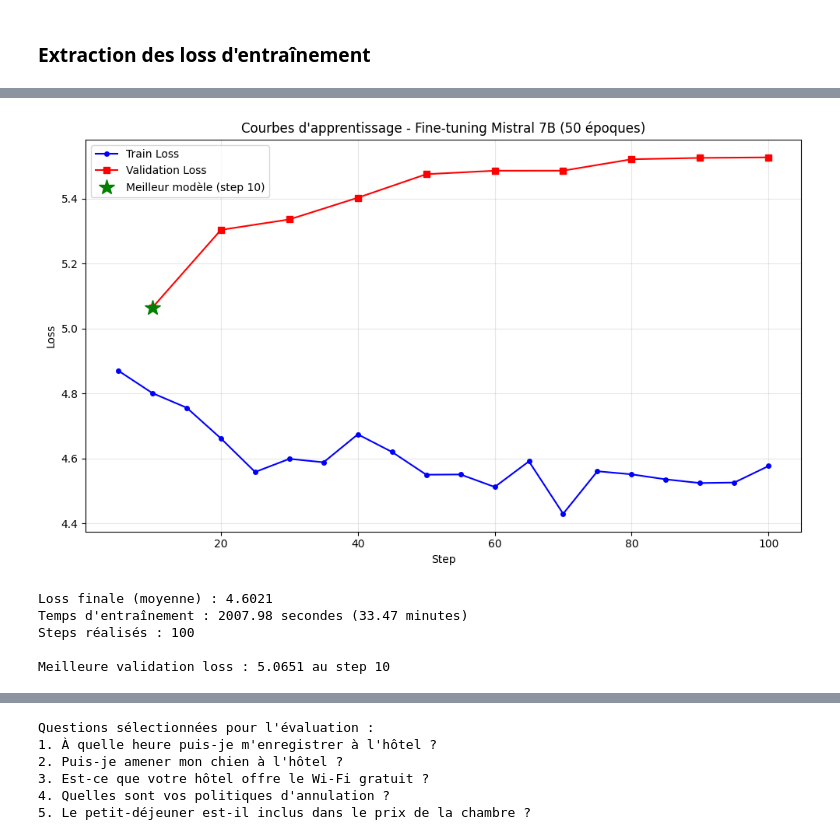
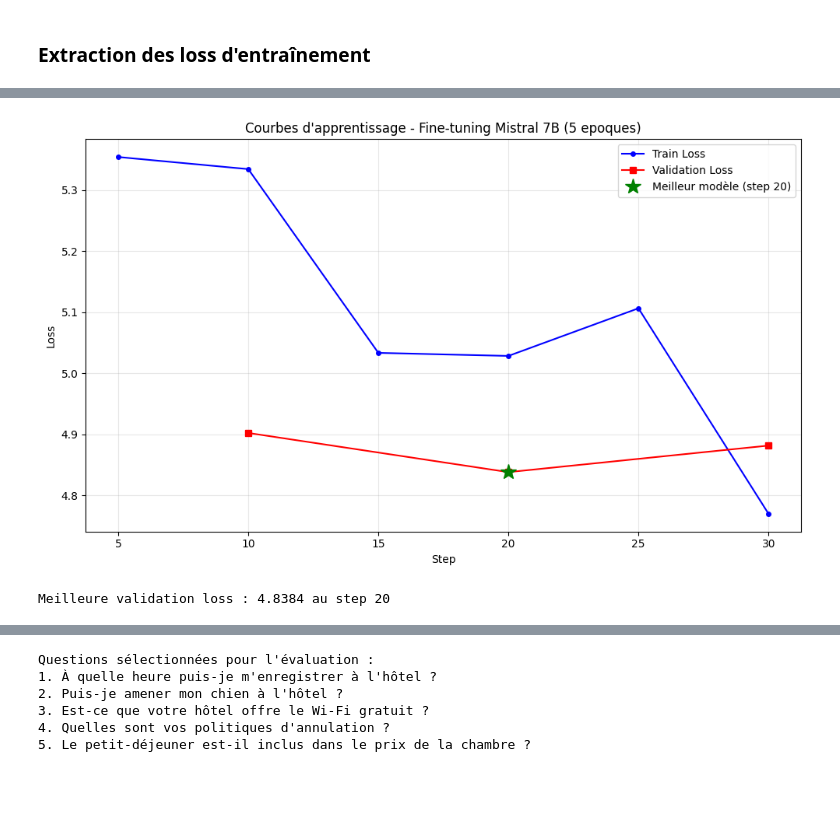
Before and after one commit to VivanBoy/assistant-rag, a Jupyter notebook: notebooks/3-assistant-ft/assistant_fine_tune.ipynb, the cells around one changed output, grey strips where cells are left out. Cells and saved outputs as stored; diff of their text form; code cells hidden in the pictures; blank space fills up the shorter version.

Commit message:
Using Colab: Fined-Tuned Mistral 7B Assistant

```diff
--- a/notebooks/3-assistant-ft/assistant_fine_tune.ipynb
+++ b/notebooks/3-assistant-ft/assistant_fine_tune.ipynb
@@ -346,7 +348,7 @@ login()
 VBox(children=(HTML(value='<center> <img\nsrc=https://huggingface.co/front/assets/huggingface_logo-noborder.sv…
 # %%
 # Chargement du modèle et du tokenizer avec quantification 4-bit
-model_name = "mistralai/Mistral-7B-Instruct-v0.3"
+model_name_mistral = "mistralai/Mistral-7B-Instruct-v0.3"
 
 quantization_config = BitsAndBytesConfig(
     load_in_4bit=True,
@@ -356,7 +358,7 @@ quantization_config = BitsAndBytesConfig(
 )
 
 print("Chargement du tokenizer...")
-tokenizer = AutoTokenizer.from_pretrained(model_name)
+tokenizer = AutoTokenizer.from_pretrained(model_name_mistral)
 tokenizer.pad_token = tokenizer.eos_token
 # %% [output]
 Chargement du tokenizer...
@@ -408,4 +391,5 @@ Modèle préparé pour le fine-tuning.
 # %%
+# Config Lora
 lora_config = LoraConfig(
     r=16,                     # Rang de la matrice LoRA
     lora_alpha=32,            # Scaling factor
@@ -416,8 +400,11 @@ lora_config = LoraConfig(
 )
 
 # Application de LoRA au modèle
-model = get_peft_model(model, lora_config)
+model_mistral_lora = get_peft_model(model_mistral_lora, lora_config)
+## Activation du gradient checkpointing pour économiser la mémoire
+model_mistral_lora.gradient_checkpointing_enable()
+model_mistral_lora.config.use_cache = False
 
-# Affichage du nombre de paramètres entraînables
-model.print_trainable_parameters()
+print("Modèle Mistral préparé et prêt pour le fine-tuning.") # `model_mistral` est notre modèle de base
+model_mistral_lora.print_trainable_parameters()
 # %% [output]
@@ -465,10 +453,10 @@ Exemple tokenizé : dict_keys(['input_ids', 'attention_mask', 'labels'])
 # Configuration des arguments avec early stopping
 training_args = TrainingArguments(
     output_dir=str(MODELS_FT_DIR / "checkpoints"),
-    num_train_epochs=50,              # Max 50 époques
-    per_device_train_batch_size=4,
-    per_device_eval_batch_size=4,
-    gradient_accumulation_steps=4,
+    num_train_epochs=5,               # Réduit pour observer les courbes rapidement
+    per_device_train_batch_size=1,        # Réduit pour tenir sur T4
+    per_device_eval_batch_size=1,
+    gradient_accumulation_steps=4,        # Batch effectif = 4
     warmup_steps=20,
     logging_steps=5,
     eval_strategy="steps",
@@ -476,16 +464,19 @@ training_args = TrainingArguments(
     save_strategy="steps",
     save_steps=10,
     learning_rate=2e-4,
-    fp16=True,
+    fp16=False,                           # Stable pour 4-bit
+    bf16=False,
     push_to_hub=False,
     report_to="none",
     load_best_model_at_end=True,
     metric_for_best_model="eval_loss",
     greater_is_better=False,
-    save_total_limit=3,                # Garde seulement les 3 meilleurs checkpoints
+    save_total_limit=3,              # Garde seulement les 3 meilleurs checkpoints
+    gradient_checkpointing=False,  # Évite crash avec GradScaler
+    optim="adamw_torch",
 )
 
-print("Arguments configurés avec early stopping.")
+print("Arguments configurés pour T4 avec early stopping rapide.")
 print(f"Batch size effectif : {training_args.per_device_train_batch_size * training_args.gradient_accumulation_steps}")
-print(f"Patience : 10 évaluations sans amélioration avant arrêt")
+print(f"Patience early stopping : 3 évaluations sans amélioration")
 # %% [output]
@@ -497,11 +488,11 @@ Patience : 10 évaluations sans amélioration avant arrêt
 # %%
 trainer = Trainer(
-    model=model,
+    model=model_mistral_lora,
     args=training_args,
     train_dataset=tokenized_train,
     eval_dataset=tokenized_eval,
     tokenizer=tokenizer,
-    callbacks=[EarlyStoppingCallback(early_stopping_patience=10)]
+    callbacks=[EarlyStoppingCallback(early_stopping_patience=3)]
 )
 
 print("Trainer initialisé. Prêt pour l'entraînement.")
@@ -757,40 +668,33 @@ eval_losses = []
 for log in logs:
     if 'loss' in log and 'step' in log:
         train_steps.append(log['step'])
         train_losses.append(log['loss'])
     if 'eval_loss' in log and 'step' in log:
         eval_steps.append(log['step'])
         eval_losses.append(log['eval_loss'])
 
 # Tracé des courbes
 ax.plot(train_steps, train_losses, 'b-o', label='Train Loss', markersize=4)
 ax.plot(eval_steps, eval_losses, 'r-s', label='Validation Loss', markersize=6)
 
 ax.set_xlabel('Step')
 ax.set_ylabel('Loss')
-ax.set_title('Courbes d\'apprentissage - Fine-tuning Mistral 7B (50 époques)')
+ax.set_title('Courbes d\'apprentissage - Fine-tuning Mistral 7B (5 epoques)')
 ax.legend()
 ax.grid(True, alpha=0.3)
 
 # Mise en évidence du meilleur point de validation
 best_eval_idx = eval_losses.index(min(eval_losses))
 best_step = eval_steps[best_eval_idx]
 best_loss = eval_losses[best_eval_idx]
 
 ax.plot(best_step, best_loss, 'g*', markersize=15, label=f'Meilleur modèle (step {best_step})')
 ax.legend()
 
 plt.tight_layout()
 plt.show()
 
-print(f"Loss finale (moyenne) : 4.6021")
-print(f"Temps d'entraînement : 2007.98 secondes (33.47 minutes)")
-print(f"Steps réalisés : 100")
 print(f"\nMeilleure validation loss : {best_loss:.4f} au step {best_step}")
 # %% [output]
-[figure, old version]
+[figure, new version]
-Loss finale (moyenne) : 4.6021
-Temps d'entraînement : 2007.98 secondes (33.47 minutes)
-Steps réalisés : 100
-
-Meilleure validation loss : 5.0651 au step 10
+Meilleure validation loss : 4.8384 au step 20
```
Also changed, not shown: parts of 72 cells of this notebook.
